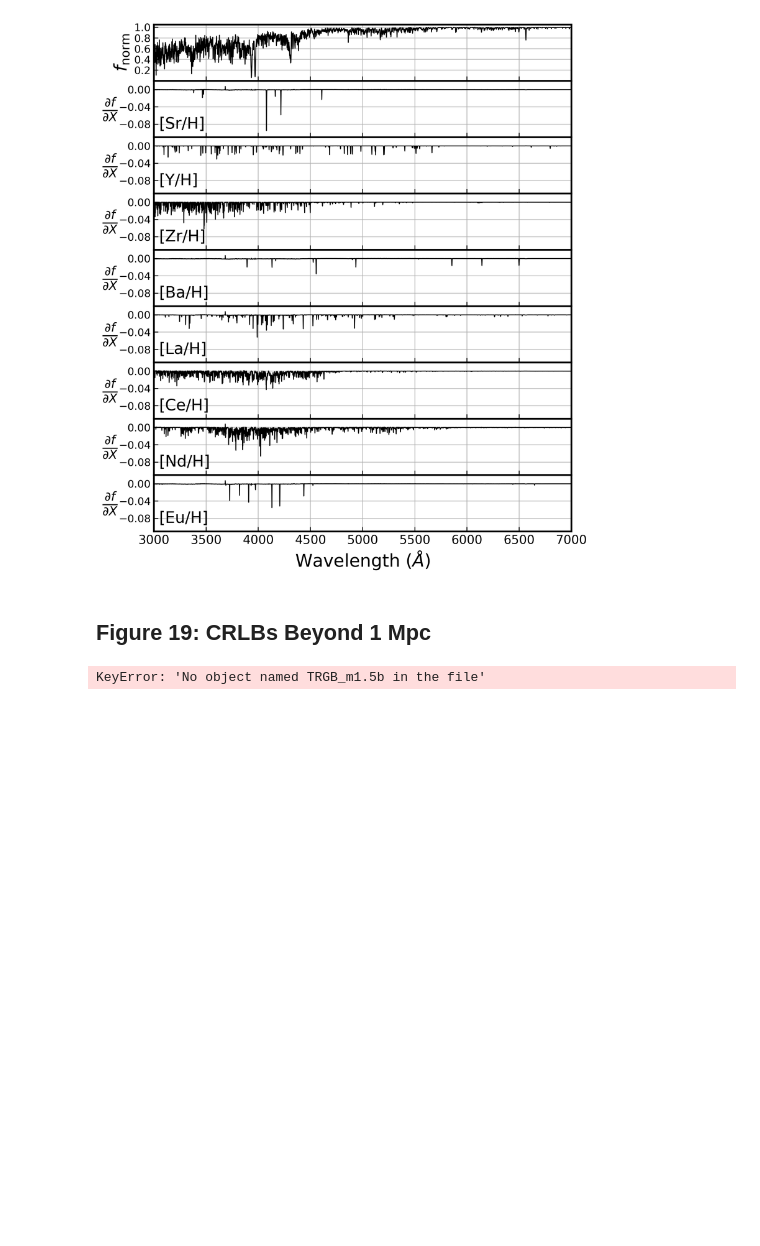
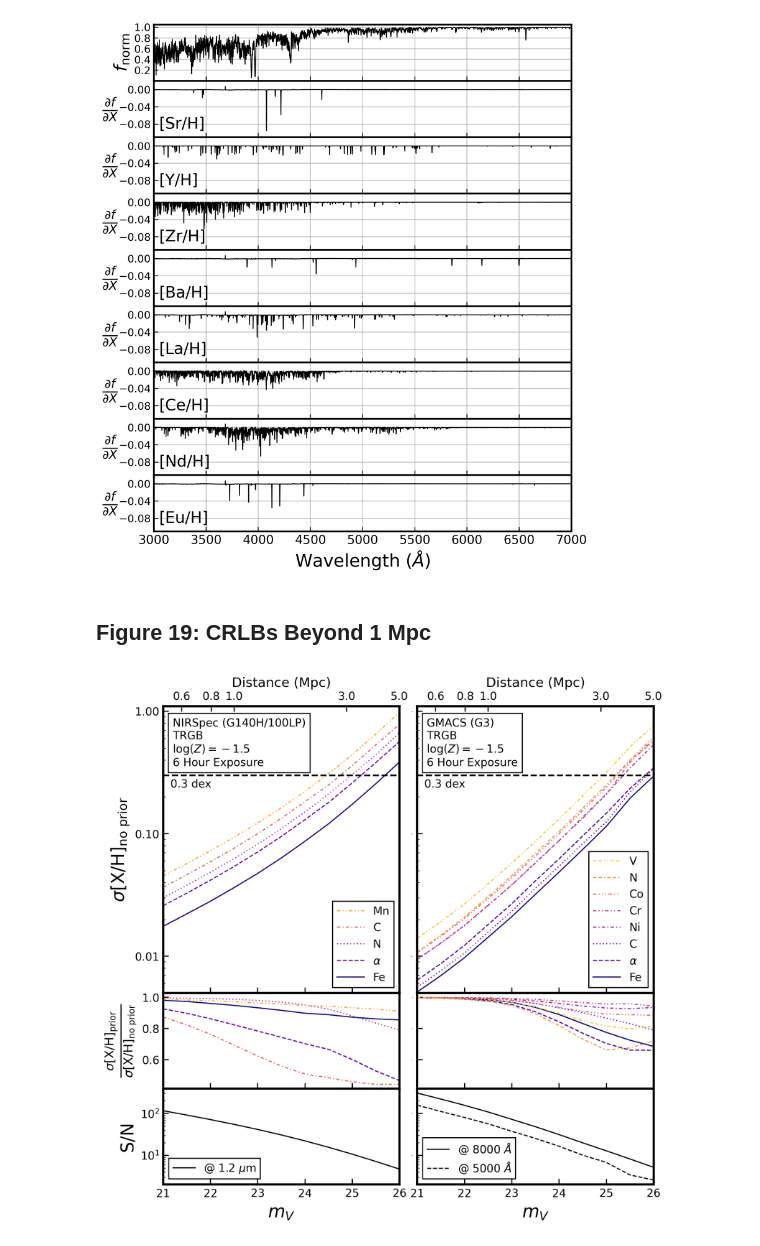
Before and after one commit to NathanSandford/Chem-I-Calc, a Jupyter notebook: notebooks/Sandford_2020/section_6.ipynb, the cells around one changed output. Saved outputs shown, nothing was run; the diff lists cells and outputs as text; code cells hidden in the pictures; blank space fills up the shorter version.

```diff
--- a/notebooks/Sandford_2020/section_6.ipynb
+++ b/notebooks/Sandford_2020/section_6.ipynb
@@ -160,14 +157,13 @@ fig.savefig(output_dir+'rs_gradients.png')
 ## Figure 19: CRLBs Beyond 1 Mpc
 # %%
 # Initialize Preset Instrument
-allInst = inst.AllInstruments()
-G140H_F100LP = allInst.get_spectrograph('NIRSpec G140H/F100LP')
-gmacs_g3b = inst.MiscInstrument('GMACS (G3b)', res=2500, samp=3, start=3700, end=5500)
-gmacs_g3r = inst.MiscInstrument('GMACS (G3r)', res=2500, samp=3, start=6100, end=8900)
+G140H_F100LP = inst.AllInst.get_spectrograph('NIRSpec G140H/F100LP')
+gmacs_g3b = inst.InstConfig('GMACS (G3b)', res=2500, samp=3, start=3700, end=5500)
+gmacs_g3r = inst.InstConfig('GMACS (G3r)', res=2500, samp=3, start=6100, end=8900)
 
 
 # Initialize Reference Spectra
-TRGB = ref.ReferenceSpectra(reference='TRGB_m1.5b', alpha_included=True)
+TRGB = ref.ReferenceSpectra(reference='TRGB_m1.5')
 
 # Convolve Reference Spectra to Instrument Resolution
 TRGB.convolve(G140H_F100LP)
@@ -175,9 +171,9 @@ TRGB.convolve(gmacs_g3b)
 TRGB.convolve(gmacs_g3r)
 
 # Calculate Gradient Spectra
-TRGB.calc_gradient(G140H_F100LP.name)
-TRGB.calc_gradient(gmacs_g3b.name)
-TRGB.calc_gradient(gmacs_g3r.name)
+TRGB.calc_gradient(G140H_F100LP)
+TRGB.calc_gradient(gmacs_g3b)
+TRGB.calc_gradient(gmacs_g3r)
 
 # Load S/N for All Instruments & magnitudes
 v_array = np.linspace(21, 26, 11)
@@ -214,13 +210,13 @@ snr_gmacs_b = {}
 snr_gmacs_r = {}
 for v in v_array:
     # JWST
-    G140H_F100LP.set_snr(snr_G140H_F100LP[v])
+    G140H_F100LP.set_snr(snr_G140H_F100LP[v], fill_value='extrapolate')
     snr_h100[v] = G140H_F100LP.snr
     CRLB_h100[v] = calc_crlb(TRGB, G140H_F100LP, use_alpha=True)
     CRLB_h100_p[v] = calc_crlb(TRGB, G140H_F100LP, priors=priors, use_alpha=True)
     # GMACS
-    gmacs_g3b.set_snr(snr_gmacs[v])
-    gmacs_g3r.set_snr(snr_gmacs[v])
+    gmacs_g3b.set_snr(snr_gmacs[v], fill_value='extrapolate')
+    gmacs_g3r.set_snr(snr_gmacs[v], fill_value='extrapolate')
     snr_gmacs_b[v] = gmacs_g3b.snr  # Save for plotting
     snr_gmacs_r[v] = gmacs_g3r.snr  # Save for plotting
     CRLB_gmt[v] = calc_crlb(TRGB, [gmacs_g3b, gmacs_g3r], use_alpha=True)
@@ -231,8 +227,6 @@ CRLB_h100 = sort_crlb(CRLB_h100, cutoff=1.0)
 CRLB_h100_p = sort_crlb(CRLB_h100_p, cutoff=1.0)
 CRLB_gmt = sort_crlb(CRLB_gmt, cutoff=1.0)
 CRLB_gmt_p = sort_crlb(CRLB_gmt_p, cutoff=1.0)
-# %% [output]
-KeyError: 'No object named TRGB_m1.5b in the file'
 # %%
 c1 = plt.cm.get_cmap('plasma', 6)
 c2 = plt.cm.get_cmap('plasma', 9)
@@ -250,20 +244,20 @@ ax4 = plt.subplot(gs[1, 1], sharex=ax2a, sharey=ax3)
 ax5 = plt.subplot(gs[2, 0], sharex=ax1a)
 ax6 = plt.subplot(gs[2, 1], sharex=ax2a, sharey=ax5)
 # JWST CRLBs
-ax1a.plot(CRLB_h100.columns, CRLB_h100.loc['Fe'],    c=c1(0), lw=1, ls='-')
+ax1a.plot(CRLB_h100.columns, CRLB_h100.loc['Fe'],    c=c1(0), lw=1, ls='-', label='Fe')
 ax1a.plot(CRLB_h100.columns, CRLB_h100.loc['alpha'], c=c1(1), lw=1, ls='--', label=r'$\alpha$')
-ax1a.plot(CRLB_h100.columns, CRLB_h100.loc['N'],     c=c1(2), lw=1, ls=(0, (1, 2, 1, 2)))
-ax1a.plot(CRLB_h100.columns, CRLB_h100.loc['C'],     c=c1(3), lw=1, ls=(0, (3, 2, 1, 2)))
-ax1a.plot(CRLB_h100.columns, CRLB_h100.loc['Mn'],    c=c1(4), lw=1, ls=(0, (3, 2, 1, 2, 1, 2)))
+ax1a.plot(CRLB_h100.columns, CRLB_h100.loc['N'],     c=c1(2), lw=1, ls=(0, (1, 2, 1, 2)), label='N')
+ax1a.plot(CRLB_h100.columns, CRLB_h100.loc['C'],     c=c1(3), lw=1, ls=(0, (3, 2, 1, 2)), label='C')
+ax1a.plot(CRLB_h100.columns, CRLB_h100.loc['Mn'],    c=c1(4), lw=1, ls=(0, (3, 2, 1, 2, 1, 2)), label='Mn')
 # GMACS CRLBs
-ax2a.plot(CRLB_gmt.columns, CRLB_gmt.loc['Fe'],    c=c2(0), lw=1, ls='-')
+ax2a.plot(CRLB_gmt.columns, CRLB_gmt.loc['Fe'],    c=c2(0), lw=1, ls='-', label='Fe')
 ax2a.plot(CRLB_gmt.columns, CRLB_gmt.loc['alpha'], c=c2(1), lw=1, ls='--', label=r'$\alpha$')
-ax2a.plot(CRLB_gmt.columns, CRLB_gmt.loc['C'],     c=c2(2), lw=1, ls=(0, (1, 2, 1, 2)))
-ax2a.plot(CRLB_gmt.columns, CRLB_gmt.loc['Ni'],    c=c2(3), lw=1, ls=(0, (3, 2, 1, 2)))
-ax2a.plot(CRLB_gmt.columns, CRLB_gmt.loc['Cr'],    c=c2(4), lw=1, ls=(0, (3, 2, 1, 2, 1, 2)))
-ax2a.plot(CRLB_gmt.columns, CRLB_gmt.loc['Co'],    c=c2(5), lw=1, ls=(0, (3, 2, 1, 2, 1, 2, 1, 2)))
-ax2a.plot(CRLB_gmt.columns, CRLB_gmt.loc['N'],     c=c2(6), lw=1, ls=(0, (3, 2, 3, 2, 1, 2)))
-ax2a.plot(CRLB_gmt.columns, CRLB_gmt.loc['V'],     c=c2(7), lw=1, ls=(0, (3, 2, 3, 2, 1, 2, 1, 2)))
+ax2a.plot(CRLB_gmt.columns, CRLB_gmt.loc['C'],     c=c2(2), lw=1, ls=(0, (1, 2, 1, 2)), label='C')
+ax2a.plot(CRLB_gmt.columns, CRLB_gmt.loc['Ni'],    c=c2(3), lw=1, ls=(0, (3, 2, 1, 2)), label='Ni')
+ax2a.plot(CRLB_gmt.columns, CRLB_gmt.loc['Cr'],    c=c2(4), lw=1, ls=(0, (3, 2, 1, 2, 1, 2)), label='Cr')
+ax2a.plot(CRLB_gmt.columns, CRLB_gmt.loc['Co'],    c=c2(5), lw=1, ls=(0, (3, 2, 1, 2, 1, 2, 1, 2)), label='Co')
+ax2a.plot(CRLB_gmt.columns, CRLB_gmt.loc['N'],     c=c2(6), lw=1, ls=(0, (3, 2, 3, 2, 1, 2)), label='N')
+ax2a.plot(CRLB_gmt.columns, CRLB_gmt.loc['V'],     c=c2(7), lw=1, ls=(0, (3, 2, 3, 2, 1, 2, 1, 2)), label='V')
 # JWST Prior Improvements
 ax3.plot(CRLB_h100.columns, CRLB_h100_p.loc['Fe']/CRLB_h100.loc['Fe'], c=c1(0), lw=1, ls='-')
 ax3.plot(CRLB_h100.columns, CRLB_h100_p.loc['alpha']/CRLB_h100.loc['alpha'], c=c1(1), lw=1, ls='--', label=r'$\alpha$')
@@ -329,30 +323,32 @@ ax1a.tick_params(axis='x', which='major', labelsize=0)
 ax2a.tick_params(axis='both', which='major', labelsize=0)
 ax3.tick_params(axis='x', which='major', labelsize=0)
 ax4.tick_params(axis='both', which='major', labelsize=0)
 ax6.tick_params(axis='y', which='major', labelsize=0)
 # Axes Tick Formatting
 ax1a.yaxis.set_major_formatter(StrMethodFormatter("{x:.2f}"))
 d_steps = np.array([600, 800, 1e3, 3e3, 5e3])
 ax1b.set_xlim(ax1a.get_xlim())
 ax2b.set_xlim(ax2a.get_xlim())
 ax1b.set_xticks(kpc_to_mu(d_steps) - 2.5)
 ax2b.set_xticks(kpc_to_mu(d_steps) - 2.5)
 tick_labels = [f'{d/1e3:.1f}' for d in d_steps]
 ax1b.set_xticklabels(tick_labels, size=10, rotation=0, ha='center')
 ax2b.set_xticklabels(tick_labels, size=10, rotation=0, ha='center')
 # Remove Grids
 for ax in fig.axes:
     ax.grid(False, 'both', 'both')
 # Legends
 ax1a.legend()
 handles, labels = ax1a.get_legend_handles_labels()
 ax1a.legend(handles[::-1], labels[::-1], fontsize=10,
             loc='lower right', edgecolor='k', handlelength=2.5)
 handles, labels = ax2a.get_legend_handles_labels()
 ax2a.legend()
 ax2a.legend(handles[::-1], labels[::-1], fontsize=10,
             loc='lower right', edgecolor='k', handlelength=2.5)
 ax5.legend(fontsize=10, edgecolor='k', loc='lower left')
 ax6.legend(fontsize=10, edgecolor='k', loc='lower left')
 
 fig.savefig(output_dir+'jwst_gmacs_limit_p.png')
+# %% [output]
+[figure, added]
```
Also changed, not shown: parts of 5 cells of this notebook, 4 other files.
